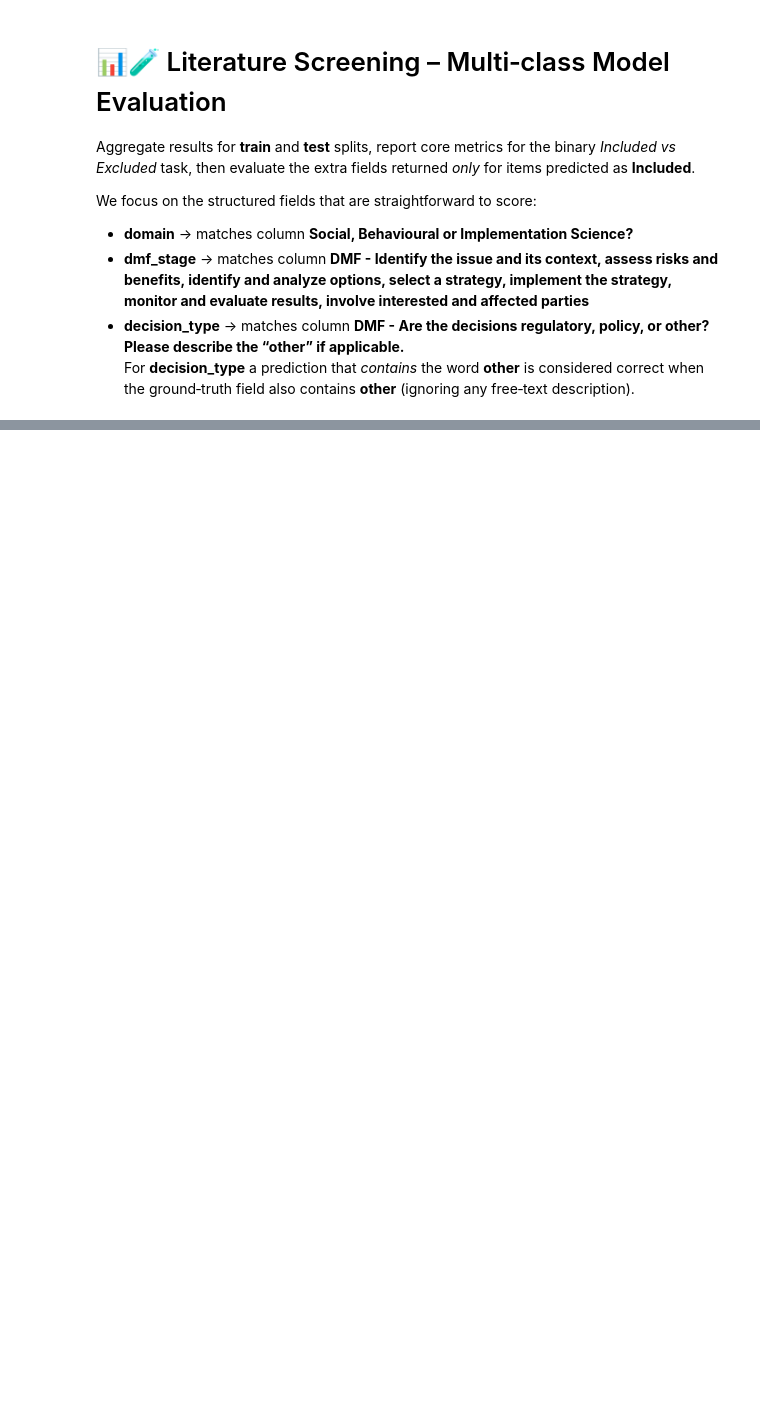
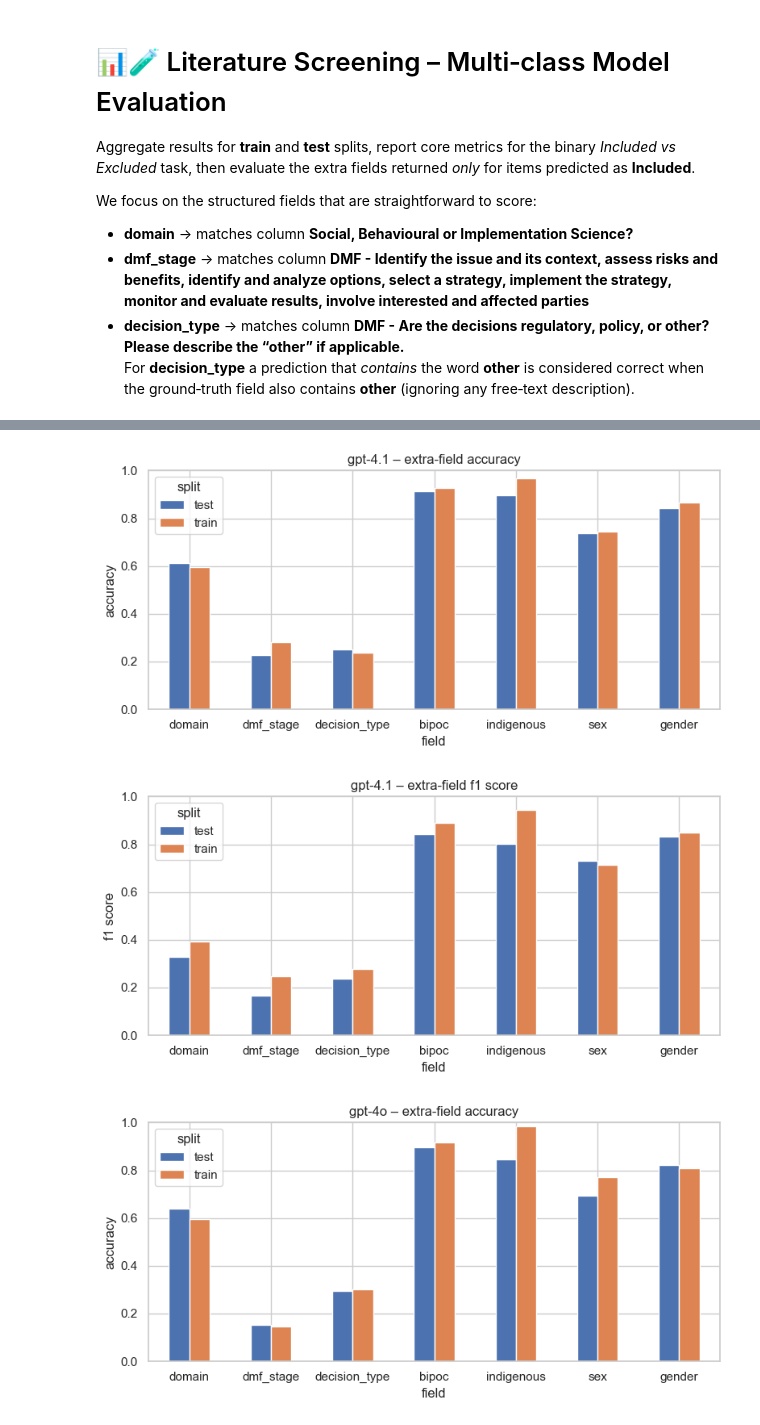
Before and after one commit to hc-sc-ocdo-bdpd/padAIwan, a Jupyter notebook: all_class_files/evaluate_models.ipynb, the cells around one changed output, grey strips where cells are left out. Drawn from its saved outputs; the diff is of its cells as text; code cells hidden in the pictures; blank space fills up the shorter version.

```diff
--- a/all_class_files/evaluate_models.ipynb
+++ b/all_class_files/evaluate_models.ipynb
@@ -376,22 +470,41 @@ else:
 # %%
-# ╔════════════════════════════════════════════════╗
-# ║ Cell 8 – Per-model feature accuracy 📊         ║
-# ╚════════════════════════════════════════════════╝
+# ╔═════════════════════════════════════════════════════════════╗
+# ║ Cell 8 – Per-model feature accuracy and f1 score 📊         ║
+# ╚═════════════════════════════════════════════════════════════╝
 if not a_extra.empty:
     for model_name in a_extra["model"].unique():
         fig, ax = plt.subplots(figsize=(8, 4))
-        subset = (
+        subset_acc = (
             a_extra[a_extra["model"] == model_name]
             .pivot(index="field", columns="split", values="accuracy")
             .reindex(["domain", "dmf_stage", "decision_type", "bipoc", "indigenous", "sex", "gender"])
         )
-        subset.plot(kind="bar", ax=ax, rot=0)
+        subset_acc.plot(kind="bar", ax=ax, rot=0)
         ax.set_title(f"{model_name} – extra-field accuracy")
         ax.set_ylabel("accuracy")
         ax.set_xlabel("field")
         ax.set_ylim(0, 1)
         ax.legend(title="split")
         plt.tight_layout()
         plt.show()
+
+        fig2, ax2 = plt.subplots(figsize=(8, 4))
+        subset_f1 = (
+            a_extra[a_extra["model"] == model_name]
+            .pivot(index="field", columns="split", values="f1")
+            .reindex(["domain", "dmf_stage", "decision_type", "bipoc", "indigenous", "sex", "gender"])
+        )
+        subset_f1.plot(kind="bar", ax=ax2, rot=0)
+        ax2.set_title(f"{model_name} – extra-field f1 score")
+        ax2.set_ylabel("f1 score")
+        ax2.set_xlabel("field")
+        ax2.set_ylim(0, 1)
+        ax2.legend(title="split")
+        plt.tight_layout()
+        plt.show()
 else:
     print("No extra-field metrics to plot.")
+# %% [output]
+[figure, added]
+[figure, added]
+[figure, added]
```
Also changed, not shown: parts of 9 cells of this notebook.
